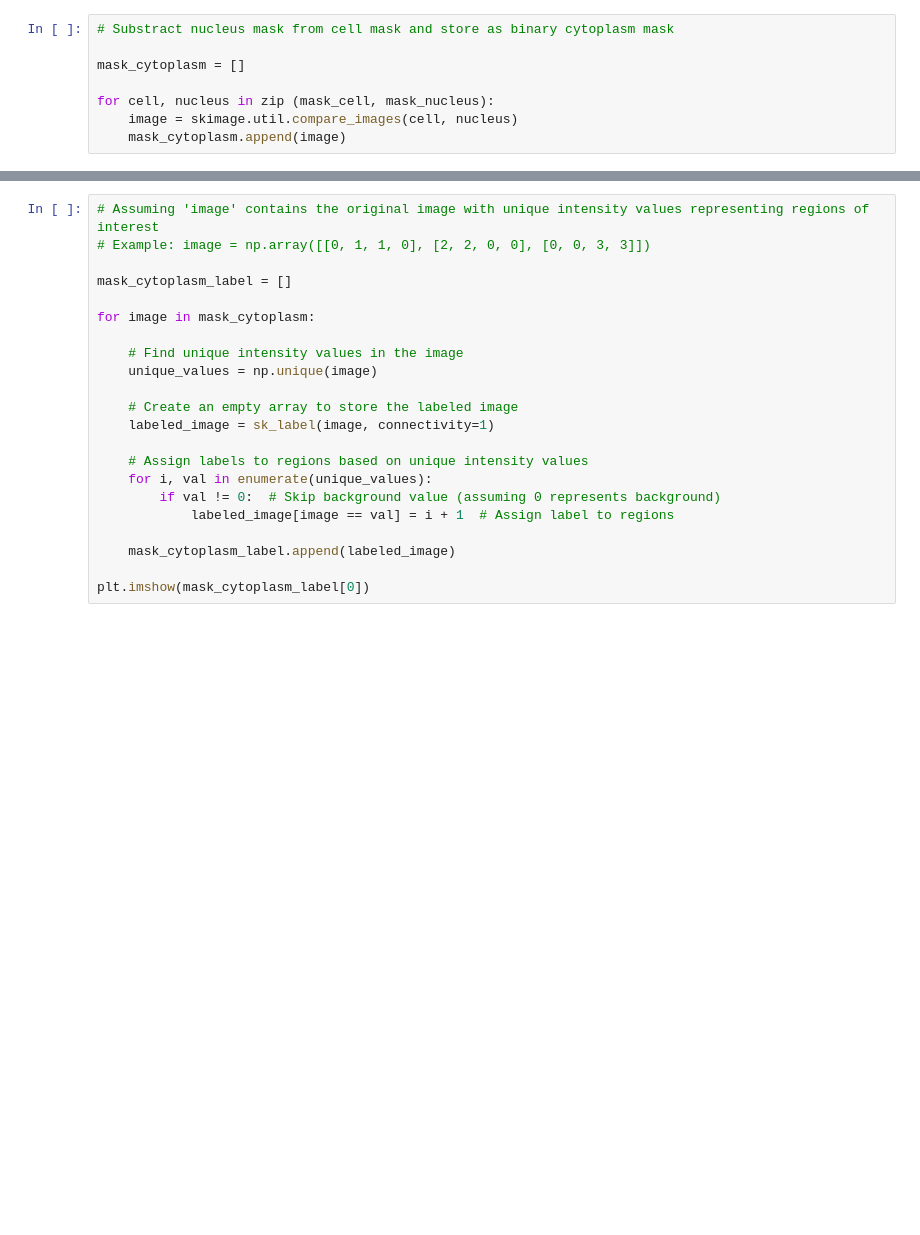
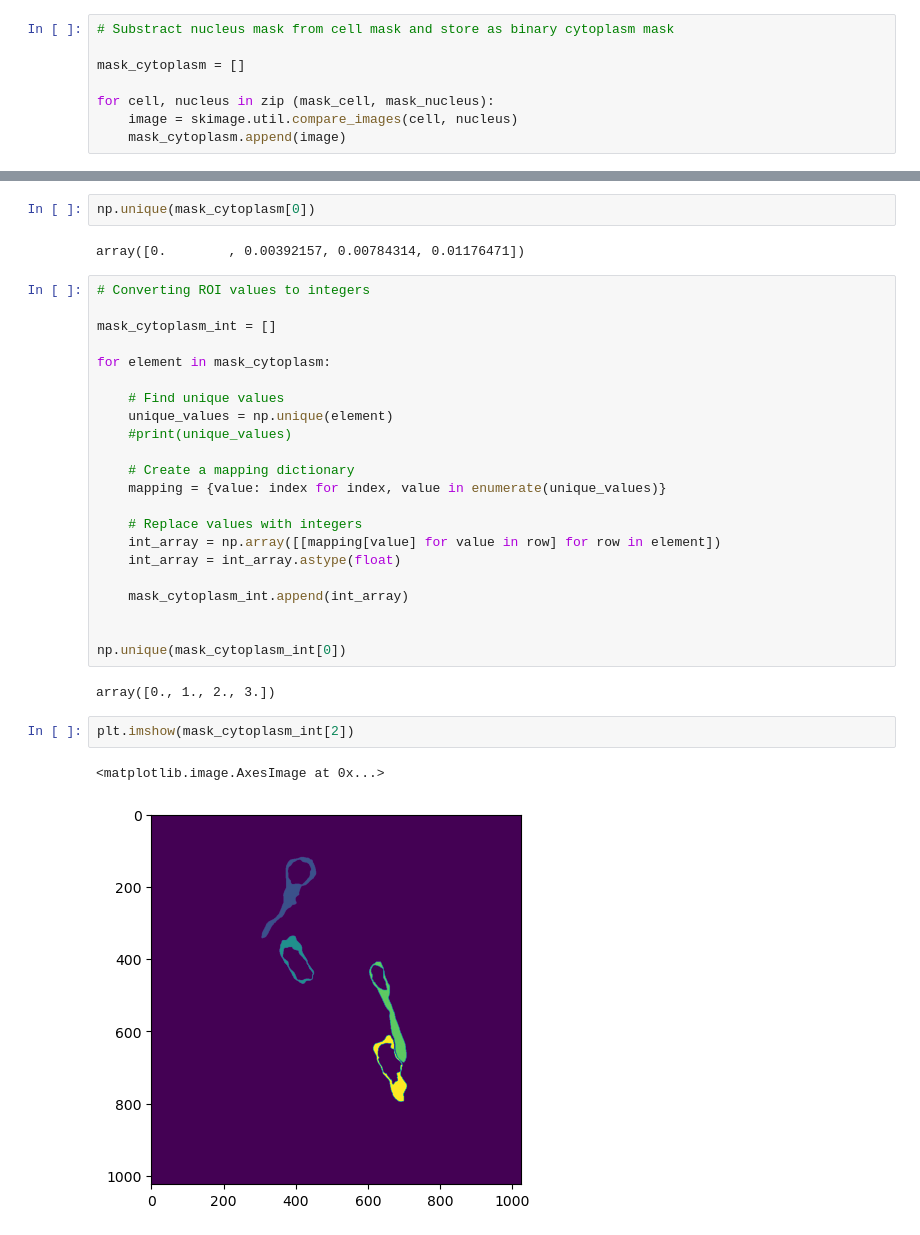
Before and after one commit to fmi-basel/singlemolecule-tracking, a Jupyter notebook: ipa/00_roi-selection/Mask_creation.ipynb, the cells around one changed output, grey strips where cells are left out. Cells and saved outputs as stored; diff of their text form; blank space fills up the shorter version.

```diff
--- a/ipa/00_roi-selection/Mask_creation.ipynb
+++ b/ipa/00_roi-selection/Mask_creation.ipynb
@@ -98,22 +101,33 @@ plt.imshow(mask_cytoplasm[2])
-# %%
-# Assuming 'image' contains the original image with unique intensity values representing regions of interest
-# Example: image = np.array([[0, 1, 1, 0], [2, 2, 0, 0], [0, 0, 3, 3]])
-
-mask_cytoplasm_label = []
-
-for image in mask_cytoplasm:
-
-    # Find unique intensity values in the image
-    unique_values = np.unique(image)
-
-    # Create an empty array to store the labeled image
-    labeled_image = sk_label(image, connectivity=1)
-
-    # Assign labels to regions based on unique intensity values
-    for i, val in enumerate(unique_values):
-        if val != 0:  # Skip background value (assuming 0 represents background)
-            labeled_image[image == val] = i + 1  # Assign label to regions
-
-    mask_cytoplasm_label.append(labeled_image)
-
-plt.imshow(mask_cytoplasm_label[0])
+# %%
+np.unique(mask_cytoplasm[0])
+# %% [output]
+array([0.        , 0.00392157, 0.00784314, 0.01176471])
+# %%
+# Converting ROI values to integers
+
+mask_cytoplasm_int = []
+
+for element in mask_cytoplasm:
+
+    # Find unique values
+    unique_values = np.unique(element)
+    #print(unique_values)
+
+    # Create a mapping dictionary
+    mapping = {value: index for index, value in enumerate(unique_values)}
+
+    # Replace values with integers
+    int_array = np.array([[mapping[value] for value in row] for row in element])
+    int_array = int_array.astype(float)
+
+    mask_cytoplasm_int.append(int_array)
+
+
+np.unique(mask_cytoplasm_int[0])
+# %% [output]
+array([0., 1., 2., 3.])
+# %%
+plt.imshow(mask_cytoplasm_int[2])
+# %% [output]
+<matplotlib.image.AxesImage at 0x...>
+[figure, added]
```
Also changed, not shown: parts of 13 cells of this notebook.
